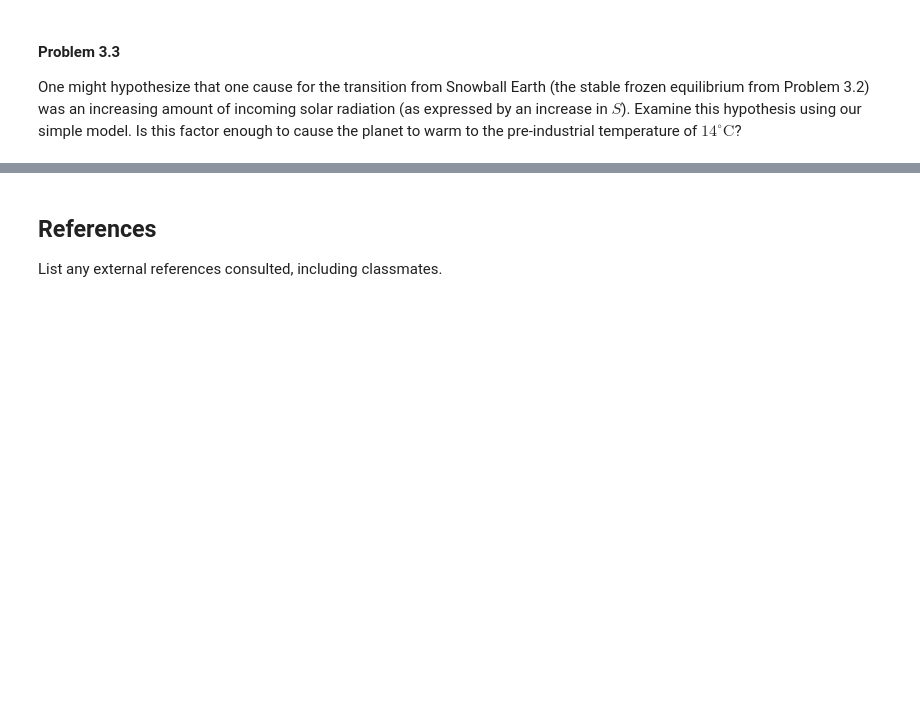
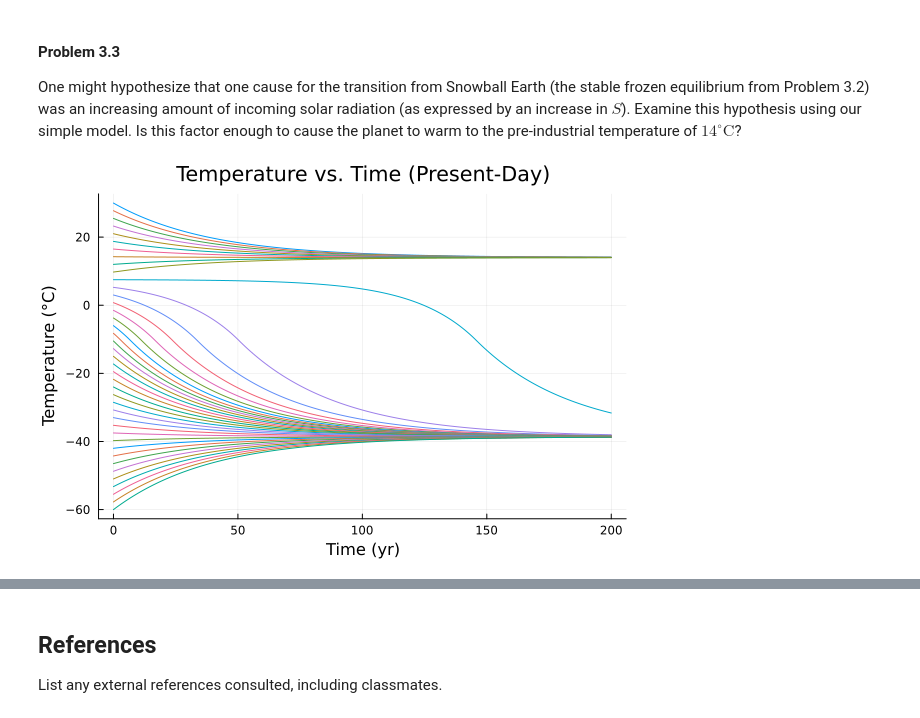
Before and after one commit to BEE4750-FA25/hw2-will-wrn25, a Jupyter notebook: hw02.ipynb, the cells around one changed output, grey strips where cells are left out. Drawn from its saved outputs; the diff is of its cells as text; code cells hidden in the pictures; blank space fills up the shorter version.

```diff
--- a/hw02.ipynb
+++ b/hw02.ipynb
@@ -329,3 +376,25 @@ amount of incoming solar radiation (as expressed by an increase in $S$).
 Examine this hypothesis using our simple model. Is this factor enough to
 cause the planet to warm to the pre-industrial temperature of
 $14^\circ\text{C}$?
+# %%
+delta_t = 1
+total_time = 200
+T_0 = 11
+C = 51
+S = 1368
+a_i = 0.5
+a_0 = 0.3
+A = 221.2
+B = -1.3
+#T = temperature_simulate(T_0, C, S, a_i, a_0, A, B, total_time, delta_t)
+
+p2 = plot(; xlabel="Time (yr)", ylabel="Temperature (°C)", title = "Temperature vs. Time (Present-Day)")
+
+for i in 1:41
+    T = temperature_simulate((32.25 - 2.25*i), C, S, a_i, a_0, A, B, total_time, delta_t)
+    plot!(p2, 0:delta_t:total_time, T, label = "")
+end
+
+display(p2)
+# %% [output]
+[figure, added]
```
Also changed, not shown: parts of 13 cells of this notebook.
